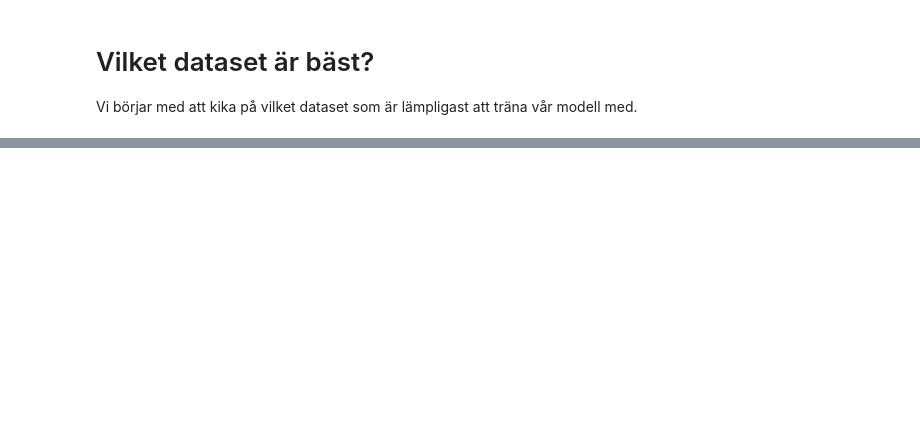
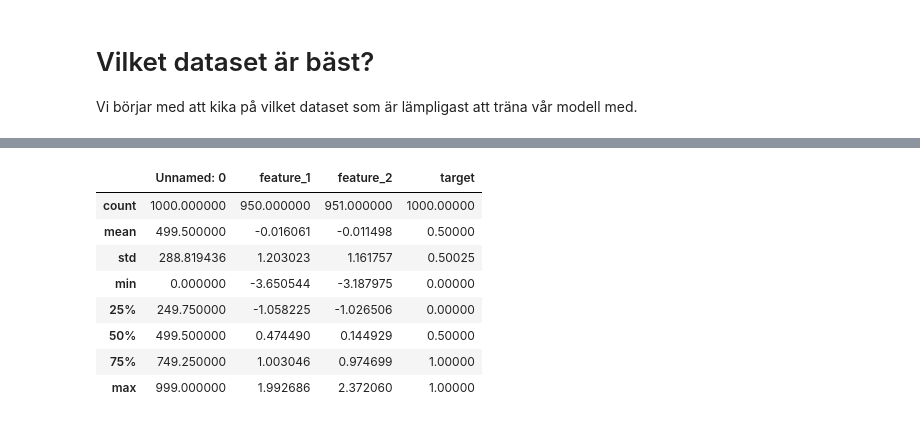
Before and after one commit to Zippy6666/SVM-Assignment, a Jupyter notebook: svm.ipynb, the cells around one changed output, grey strips where cells are left out. Cells and saved outputs as stored; diff of their text form; code cells hidden in the pictures; blank space fills up the shorter version.

```diff
--- a/svm.ipynb
+++ b/svm.ipynb
@@ -21,0 +44,12 @@ plt_data( pd.read_csv("random_data_3.csv") )
+# %%
+data3.describe()
+# %% [output]
+|  | Unnamed: 0 | feature_1 | feature_2 | target |
+| count | 1000.000000 | 950.000000 | 951.000000 | 1000.00000 |
+| mean | 499.500000 | -0.016061 | -0.011498 | 0.50000 |
+| std | 288.819436 | 1.203023 | 1.161757 | 0.50025 |
+| min | 0.000000 | -3.650544 | -3.187975 | 0.00000 |
+| 25% | 249.750000 | -1.058225 | -1.026506 | 0.00000 |
+| 50% | 499.500000 | 0.474490 | 0.144929 | 0.50000 |
+| 75% | 749.250000 | 1.003046 | 0.974699 | 1.00000 |
+| max | 999.000000 | 1.992686 | 2.372060 | 1.00000 |
```
Also changed, not shown: parts of 15 cells of this notebook, 1 other file.
